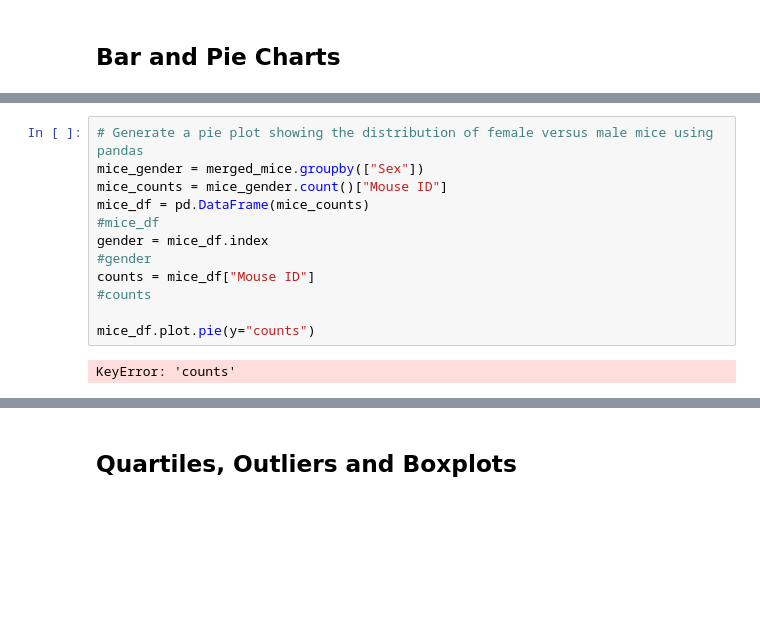
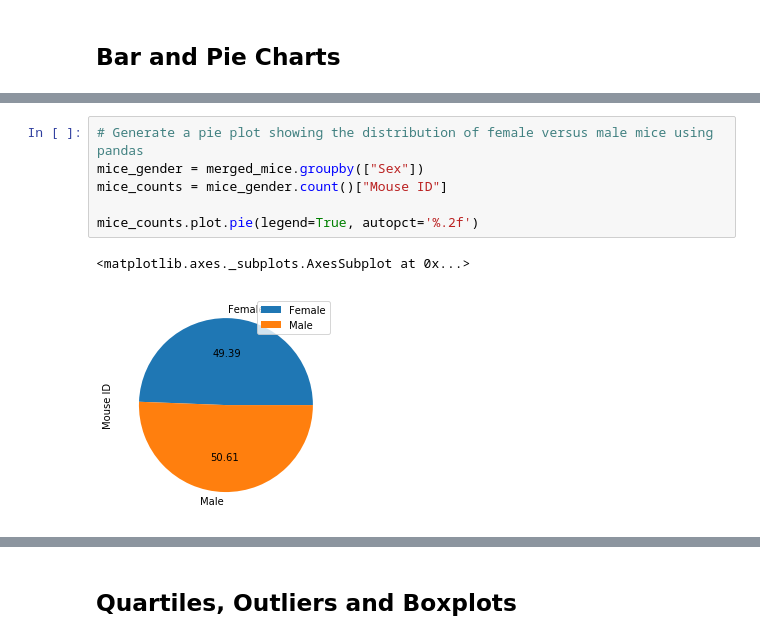
Before and after one commit to carlymckelvy/matplotlib, a Jupyter notebook: pymaceuticals_starter.ipynb, the cells around one changed output, grey strips where cells are left out. Drawn from its saved outputs; the diff is of its cells as text; blank space fills up the shorter version.

```diff
--- a/pymaceuticals_starter.ipynb
+++ b/pymaceuticals_starter.ipynb
@@ -186,16 +190,11 @@ plt.xticks(rotation="vertical")
 # %%
 # Generate a pie plot showing the distribution of female versus male mice using pandas
 mice_gender = merged_mice.groupby(["Sex"])
 mice_counts = mice_gender.count()["Mouse ID"]
-mice_df = pd.DataFrame(mice_counts)
-#mice_df
-gender = mice_df.index
-#gender
-counts = mice_df["Mouse ID"]
-#counts
 
-mice_df.plot.pie(y="counts")
+mice_counts.plot.pie(legend=True, autopct='%.2f')
 # %% [output]
-KeyError: 'counts'
+<matplotlib.axes._subplots.AxesSubplot at 0x...>
+[figure, added]
 # %%
 # Generate a pie plot showing the distribution of female versus male mice using pyplot
```
Also changed, not shown: parts of 16 cells of this notebook.
